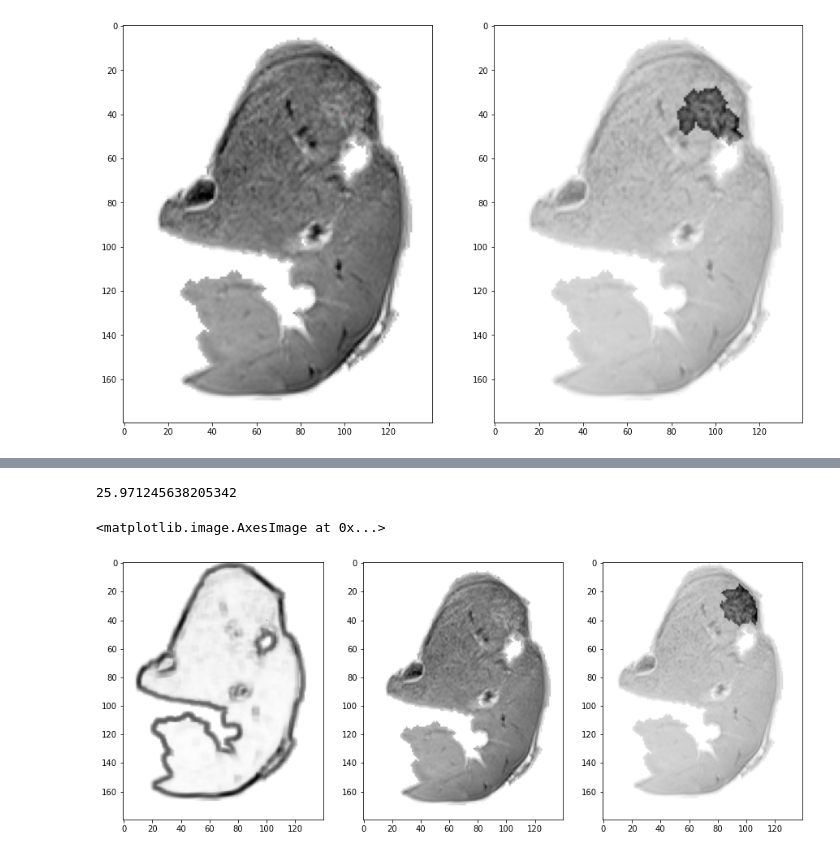
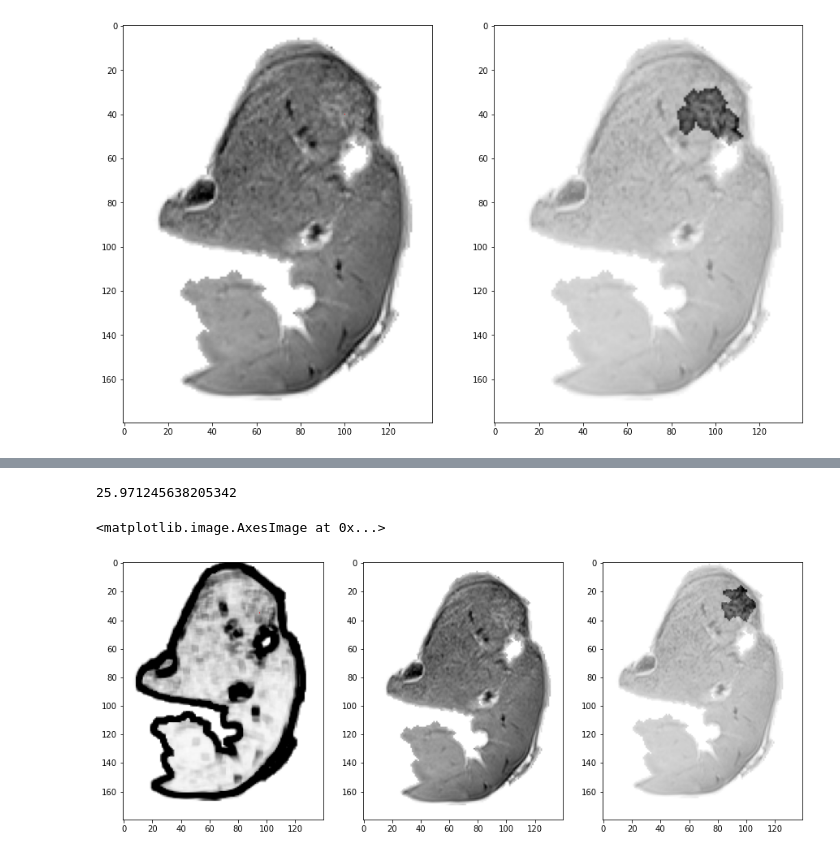
Before and after one commit to defrenned3238/WSBIM2243, a Jupyter notebook: WSBIM2243.ipynb, the cells around one changed output, grey strips where cells are left out. Cells and saved outputs as stored; diff of their text form; code cells hidden in the pictures.

```diff
--- a/WSBIM2243.ipynb
+++ b/WSBIM2243.ipynb
@@ -620,7 +620,7 @@ plt.imshow((newDone*foieImage*1 + foieImage)[150:290,40:220].T,cmap='Greys')
 # %%
 def variancebloc(A):
     varian = []
-    sens = 1000
+    sens = 50
     for i in range(5, len(A)-5):
         tmp = []
         for j in range(5, len(A[0]) - 5):
@@ -642,7 +642,7 @@ def variancebloc(A):
 
 
 image = foieImage.astype(np.int32)
-datakk = datakkkkk(image)
+#datakk = datakkkkk(image)
 imagevar = np.array(variancebloc(image))
 
 
@@ -664,7 +664,7 @@ def mean(A):
 
 # region growing in variance
 print(imagevar[250, 80])
-seed = [250, 80]
+seed = [245, 75]
 toDoList = [seed]
 done = []
 doneData = []
@@ -682,7 +682,7 @@ plt.subplot(1, 3, 2)
 
 plt.imshow(foieImage[150:290,40:220].T,cmap='Greys')
 
-sensitivity = 6
+sensitivity = 4
 while(len(toDoList) > 0):
     if toDoList[0] in done:
         toDoList.pop(0)
@@ -702,31 +702,31 @@ while(len(toDoList) > 0):
                 toDoList.append([tmp[0] + 1, tmp[1]])
         except:
             print('error')
         try:
             if abs(mean(doneData) - image[tmp[0], tmp[1] - 1]) < sensitivity:
                 toDoList.append([tmp[0], tmp[1] - 1])
         except:
             print('error')
         try:
             if abs(mean(doneData) - image[tmp[0]][tmp[1] + 1]) < sensitivity:
                 toDoList.append([tmp[0], tmp[1] + 1])
         except:
             print('error')
 done = np.array(done)
 newDone = np.zeros(image.shape)
 for i in done:
     newDone[i[0], i[1]] = 1
 
 kernel = np.ones((3,3),np.uint8)
 kernel[0, 0] = 0
 kernel[2, 0] = 0
 kernel[0, 2] = 0
 kernel[2, 2] = 0
 newDone = cv2.dilate(newDone,kernel,iterations = 2)
 newDone = cv2.erode(newDone,kernel,iterations = 2)
 plt.subplot(1, 3, 3)
 plt.imshow((newDone*foieImage[5:315, 5:255]*1 + foieImage[5:315, 5:255])[150:290,40:220].T,cmap='Greys')
 # %% [output]
 25.971245638205342
 <matplotlib.image.AxesImage at 0x...>
-[figure, old version]
+[figure, new version]
```
Also changed, not shown: parts of 4 cells of this notebook.
